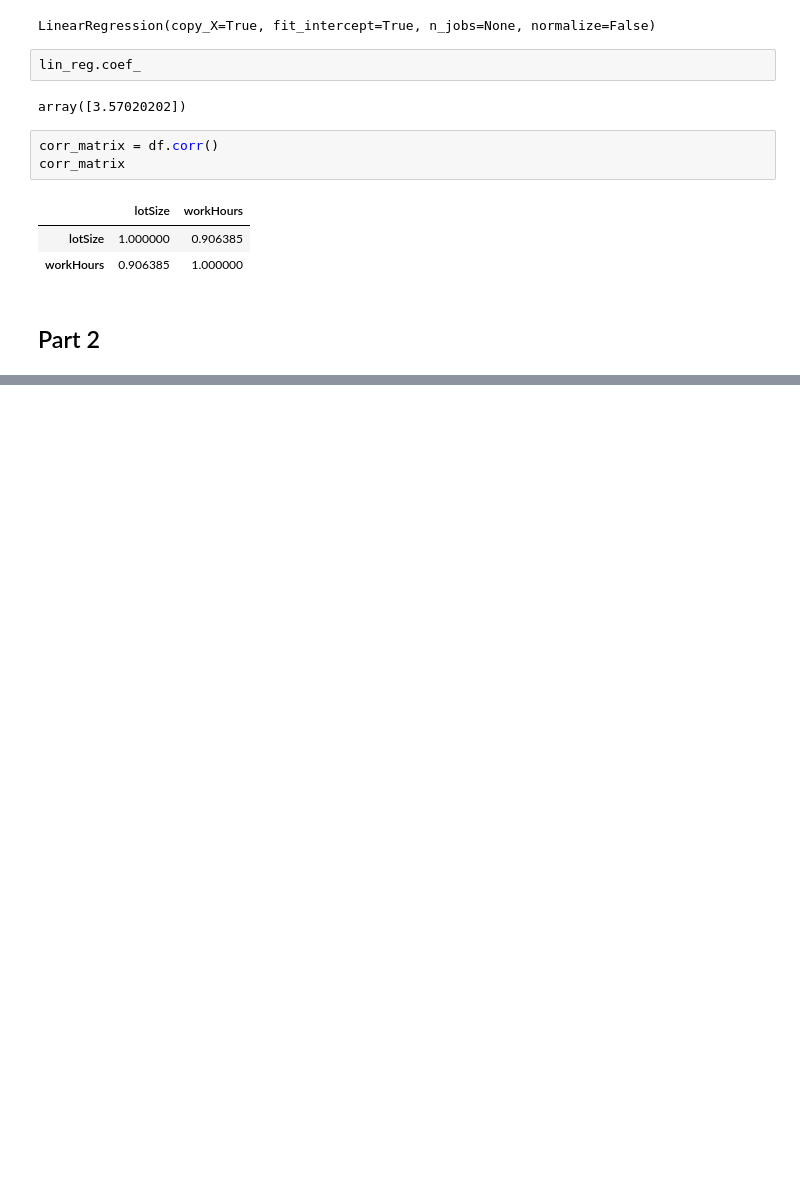
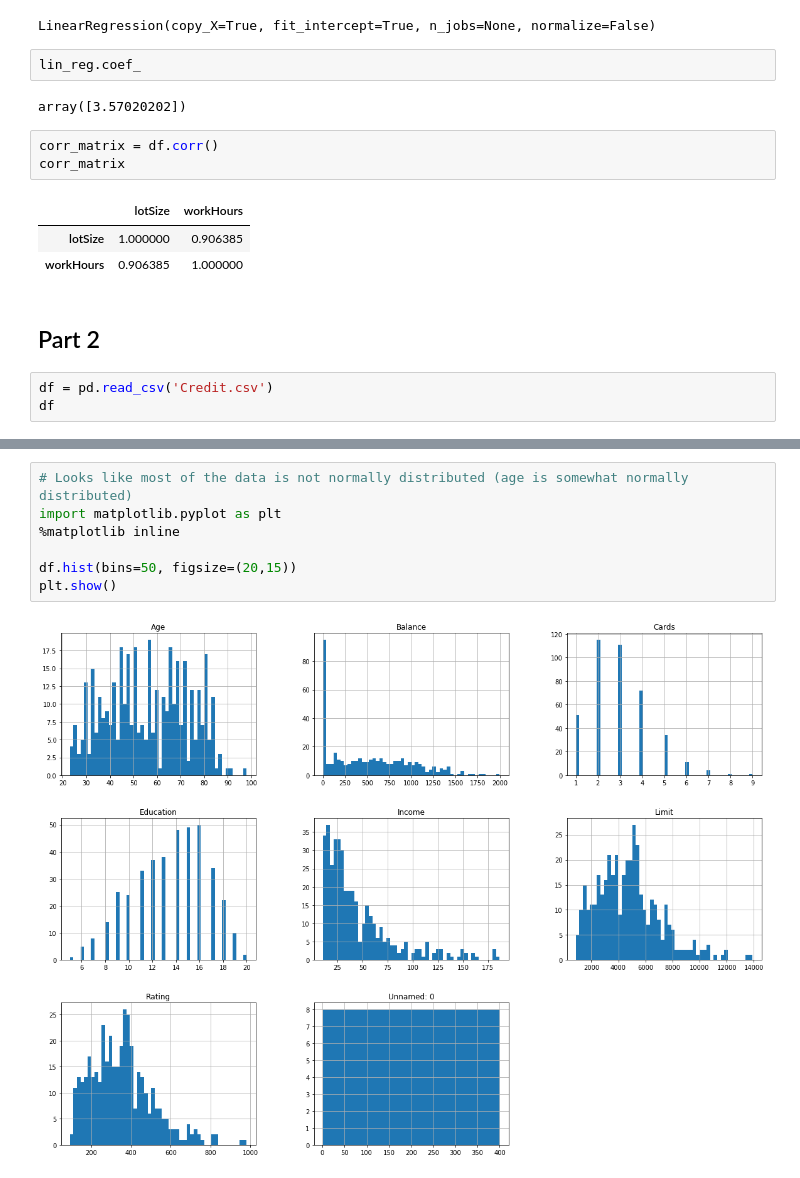
Before and after one commit to USF-CS-663-Spring-2020/lab-05-regression-tylerIams, a Jupyter notebook: Lab5.ipynb, the cells around one changed output, grey strips where cells are left out. Drawn from its saved outputs; the diff is of its cells as text; blank space fills up the shorter version.

```diff
--- a/Lab5.ipynb
+++ b/Lab5.ipynb
@@ -57,3 +60,6 @@ corr_matrix
 | workHours | 0.906385 | 1.000000 |
 # %% [markdown]
 ## Part 2
+# %%
+df = pd.read_csv('Credit.csv')
+df
@@ -59,0 +80,9 @@ corr_matrix
+# %%
+# Looks like most of the data is not normally distributed (age is somewhat normally distributed)
+import matplotlib.pyplot as plt
+%matplotlib inline
+
+df.hist(bins=50, figsize=(20,15))
+plt.show()
+# %% [output]
+[figure, added]
```
Also changed, not shown: parts of 11 cells of this notebook.
